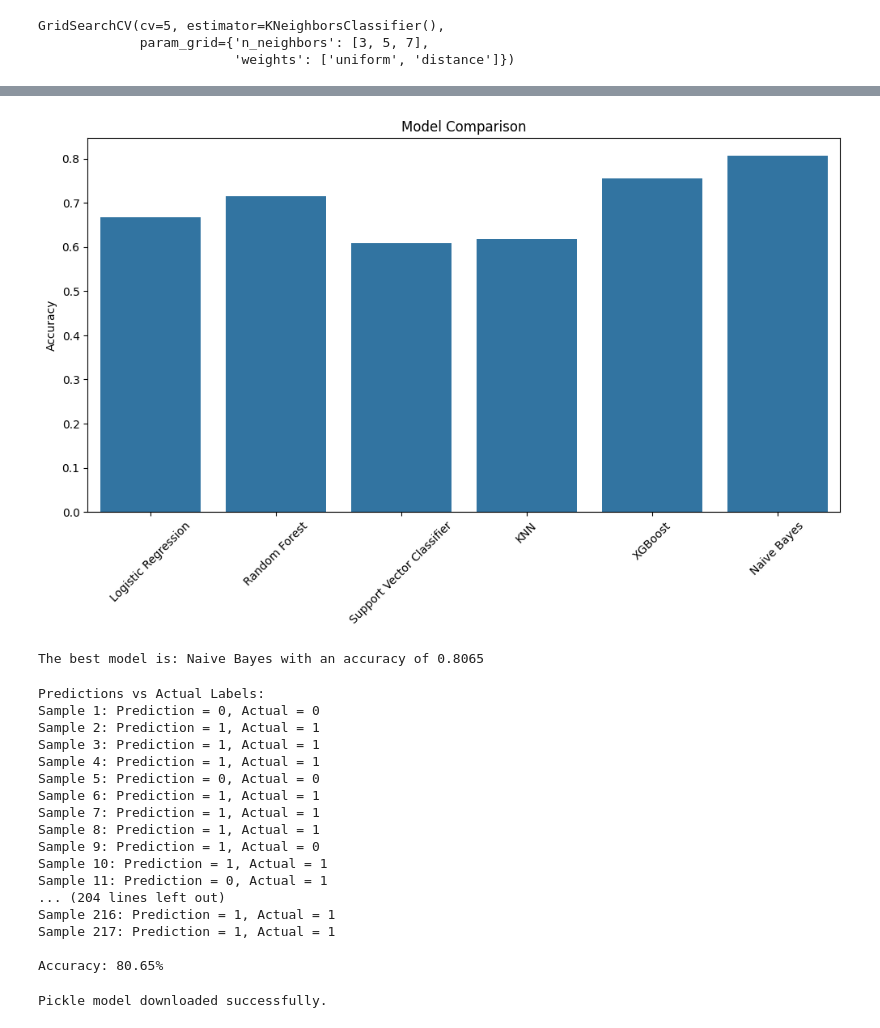
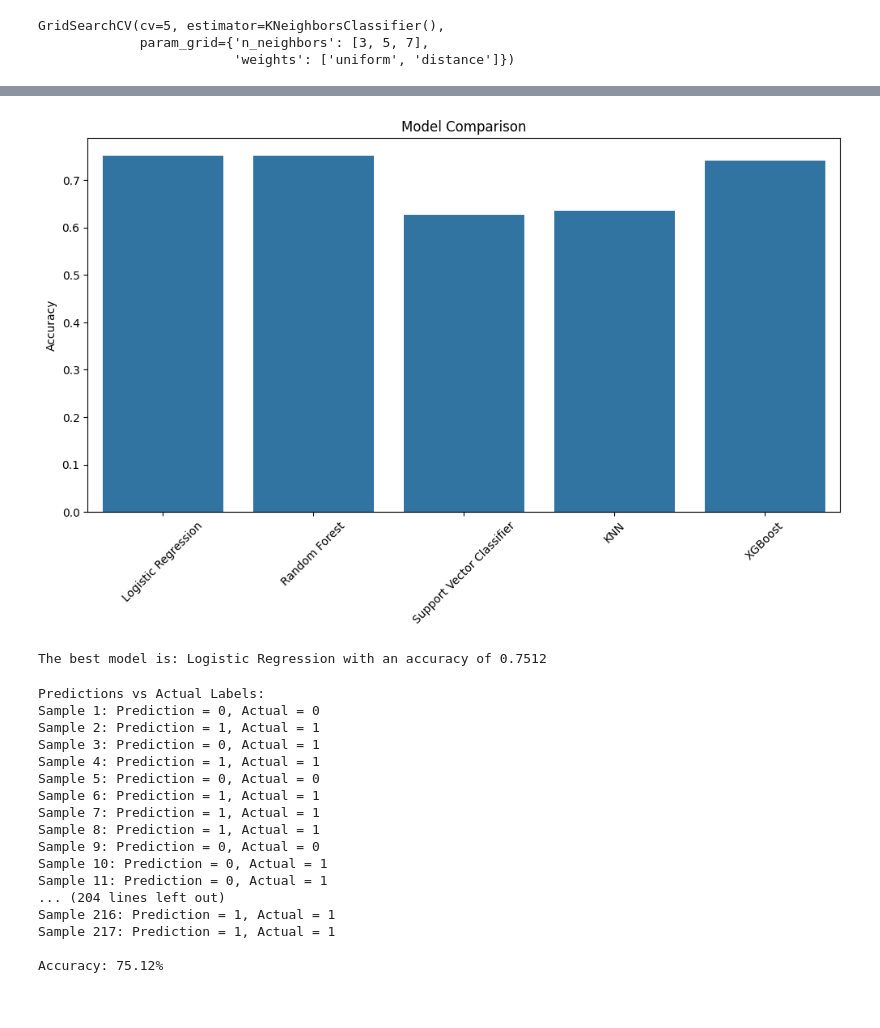
Before and after one commit to SiddharthSharma9704/Fault-Detection-By-Coordinates-in-3D-Model, a Jupyter notebook: LP3_3D_Printer.ipynb, the cells around one changed output, grey strips where cells are left out. Drawn from its saved outputs; the diff is of its cells as text; code cells hidden in the pictures.

```diff
--- a/LP3_3D_Printer.ipynb
+++ b/LP3_3D_Printer.ipynb
@@ -161,14 +180,13 @@ Error_found
 0    249
 Name: count, dtype: int64
 # %%
-X = data[['X-direction', 'Y-direction', 'Z-direction']]
+x = data[['X-direction', 'Y-direction', 'Z-direction']]
 y = data['Error_found']
 # %%
 # Splitting the dataset into training and testing sets
-x_train, x_test, y_train, y_test = train_test_split(X, y, test_size=0.20, random_state=42)
-scaler = MinMaxScaler()
-x_train = scaler.fit_transform(x_train)
-x_test = scaler.transform(x_test)
+x_train, x_test, y_train, y_test = train_test_split(x, y, test_size=0.20, random_state=42)
+scaler = StandardScaler()
+x_scaled = scaler.fit_transform(x)
 # %%
 y_train.value_counts()
 # %% [output]
@@ -179,7 +208,7 @@ Name: count, dtype: int64
 # %%
-from imblearn.over_sampling import ADASYN
-adasyn = ADASYN()
-x_train, y_train = adasyn.fit_resample(x_train, y_train)
+from imblearn.over_sampling import SMOTE
+sm = SMOTE(random_state=42)
+x_train, y_train = sm.fit_resample(x_train, y_train)
 # %%
 # Model Training and Hyperparameter Tuning
 # Logistic Regression
@@ -216,7 +245,7 @@ GridSearchCV(cv=5, estimator=KNeighborsClassifier(),
                          'weights': ['uniform', 'distance']})
 # %%
 # XGBoost Classifier
-xgb = XGBClassifier()
+xgb = XGBClassifier(random_state=42, eval_metric='logloss')
 param_grid_xgb = {
     'max_depth': [3, 5, 7, 10],
     'learning_rate': [0.1, 0.01, 0.001],
@@ -377,35 +335,35 @@ plt.show()
 # %%
 # Get predictions from each model on x_test
 y_preds = [
     log_reg.predict(x_test),
     grid_rf.best_estimator_.predict(x_test),
     grid_svc.best_estimator_.predict(x_test),
     grid_knn.best_estimator_.predict(x_test),
     grid_xgb.best_estimator_.predict(x_test),
-    nb.predict(x_test)
+
 ]
 
-models = ['Logistic Regression', 'Random Forest', 'Support Vector Classifier', 'KNN', 'XGBoost', 'Naive Bayes']
+models = ['Logistic Regression', 'Random Forest', 'Support Vector Classifier', 'KNN', 'XGBoost', ]
 
 # Calculate accuracies for each model
 accuracies = [accuracy_score(y_test, y_pred) for y_pred in y_preds]
 
 # Plot accuracy comparison
 plt.figure(figsize=(12, 6))
 sns.barplot(x=models, y=accuracies)
 plt.title('Model Comparison')
 plt.ylabel('Accuracy')
 plt.xticks(rotation=45)
 plt.show()
 # %% [output]
-[figure, old version]
+[figure, new version]
 # %%
 best_model_index = np.argmax(accuracies)
 best_model_name = models[best_model_index]
 
 print(f"The best model is: {best_model_name} with an accuracy of {accuracies[best_model_index]:.4f}")
 # %% [output]
-The best model is: Naive Bayes with an accuracy of 0.8065
+The best model is: Logistic Regression with an accuracy of 0.7512
 # %%
 # Get the best model object
 model_objects = [
@@ -414,7 +372,7 @@ model_objects = [
     grid_svc.best_estimator_,
     grid_knn.best_estimator_,
     grid_xgb.best_estimator_,
-    nb
+
 ]
 best_model = model_objects[best_model_index]
 
@@ -433,24 +391,21 @@ print(f"\nAccuracy: {accuracy * 100:.2f}%")
 Predictions vs Actual Labels:
 Sample 1: Prediction = 0, Actual = 0
 Sample 2: Prediction = 1, Actual = 1
-Sample 3: Prediction = 1, Actual = 1
+Sample 3: Prediction = 0, Actual = 1
 Sample 4: Prediction = 1, Actual = 1
 Sample 5: Prediction = 0, Actual = 0
 Sample 6: Prediction = 1, Actual = 1
 Sample 7: Prediction = 1, Actual = 1
 Sample 8: Prediction = 1, Actual = 1
-Sample 9: Prediction = 1, Actual = 0
-Sample 10: Prediction = 1, Actual = 1
+Sample 9: Prediction = 0, Actual = 0
+Sample 10: Prediction = 0, Actual = 1
 Sample 11: Prediction = 0, Actual = 1
 ... (204 lines left out)
 Sample 216: Prediction = 1, Actual = 1
 Sample 217: Prediction = 1, Actual = 1
 
-Accuracy: 80.65%
+Accuracy: 75.12%
 # %%
 import pickle
-# Save the best model to a file
-pickle.dump(best_model, open('model.pkl', 'wb'))
-print("Pickle model downloaded successfully.")
+with open("model.pkl", "wb") as f:
+    pickle.dump(best_model, f)
-# %% [output]
-Pickle model downloaded successfully.
```
Also changed, not shown: parts of 10 cells of this notebook, 16 other files.
